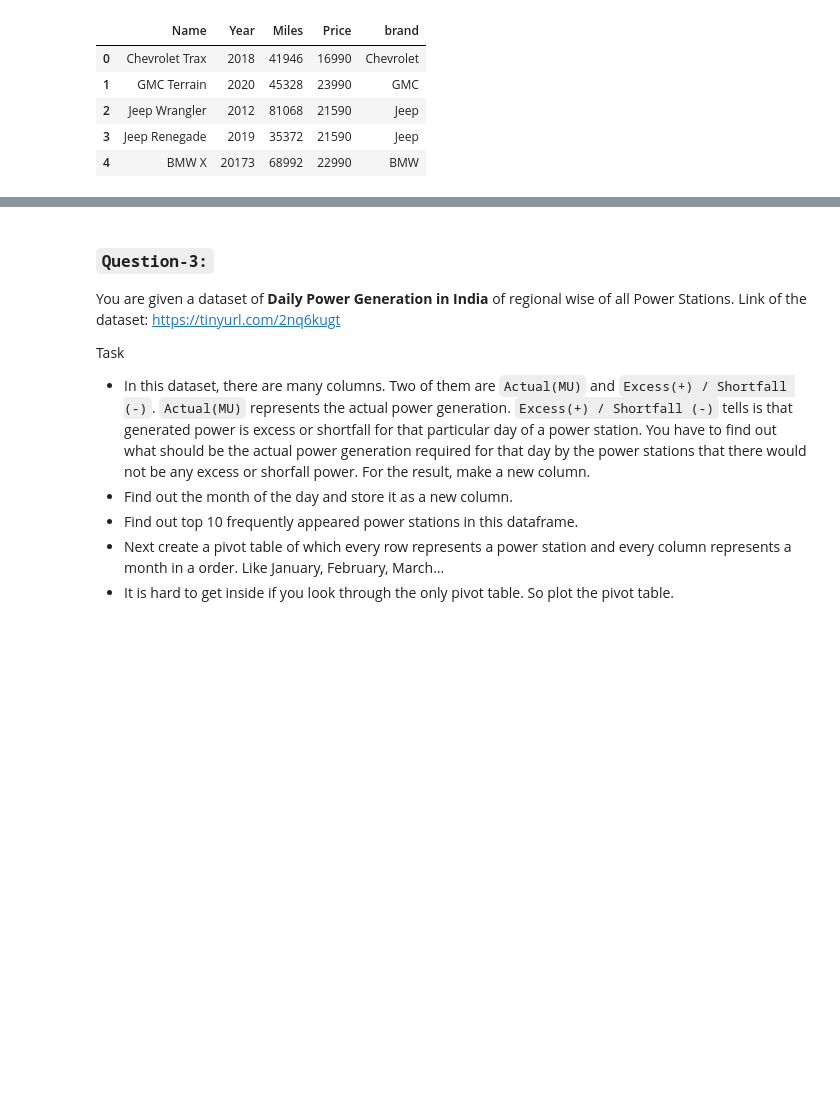
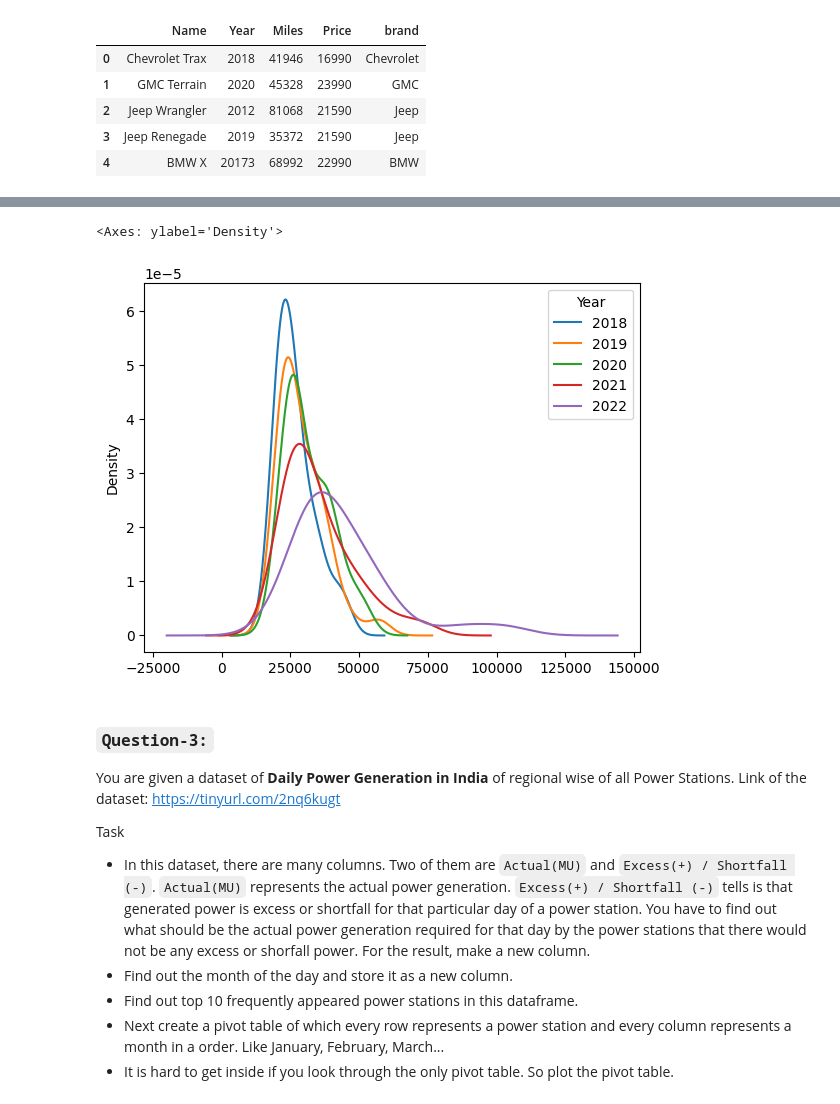
Before and after one commit to gmohite7/machine-learning, a Jupyter notebook: Week 08 Advanced Pandas/task_22.ipynb, the cells around one changed output, grey strips where cells are left out. Cells and saved outputs as stored; diff of their text form; code cells hidden in the pictures; blank space fills up the shorter version.

```diff
--- a/Week 08 Advanced Pandas/task_22.ipynb
+++ b/Week 08 Advanced Pandas/task_22.ipynb
@@ -92,3 +76,8 @@ df.pivot_table(index='brand',columns='Year',values=['Miles','Price'],aggfunc={'M
+# %%
+pt['Price'].plot(kind='kde')
+# %% [output]
+<Axes: ylabel='Density'>
+[figure, added]
 # %% [markdown]
 ### `Question-3:`
 
```
Also changed, not shown: parts of 38 cells of this notebook, 1 other file.
